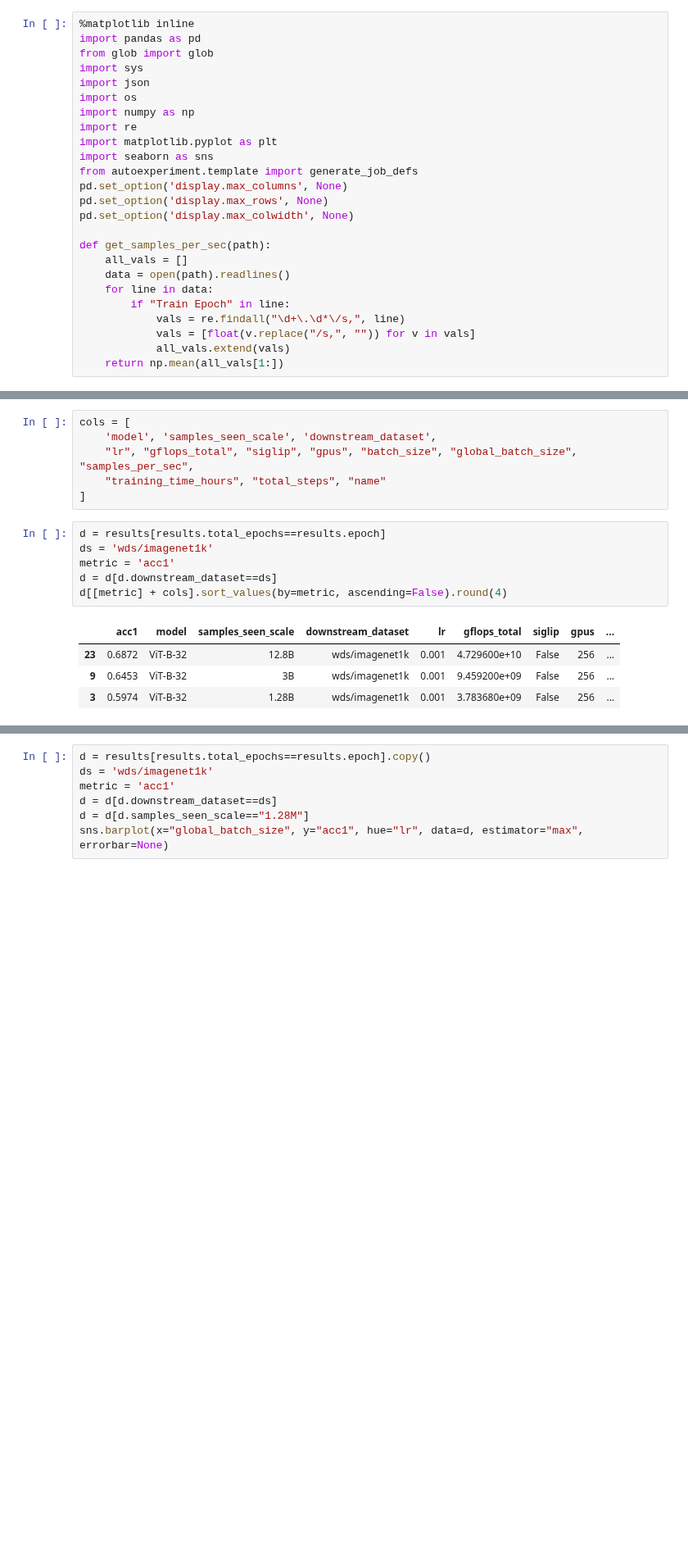
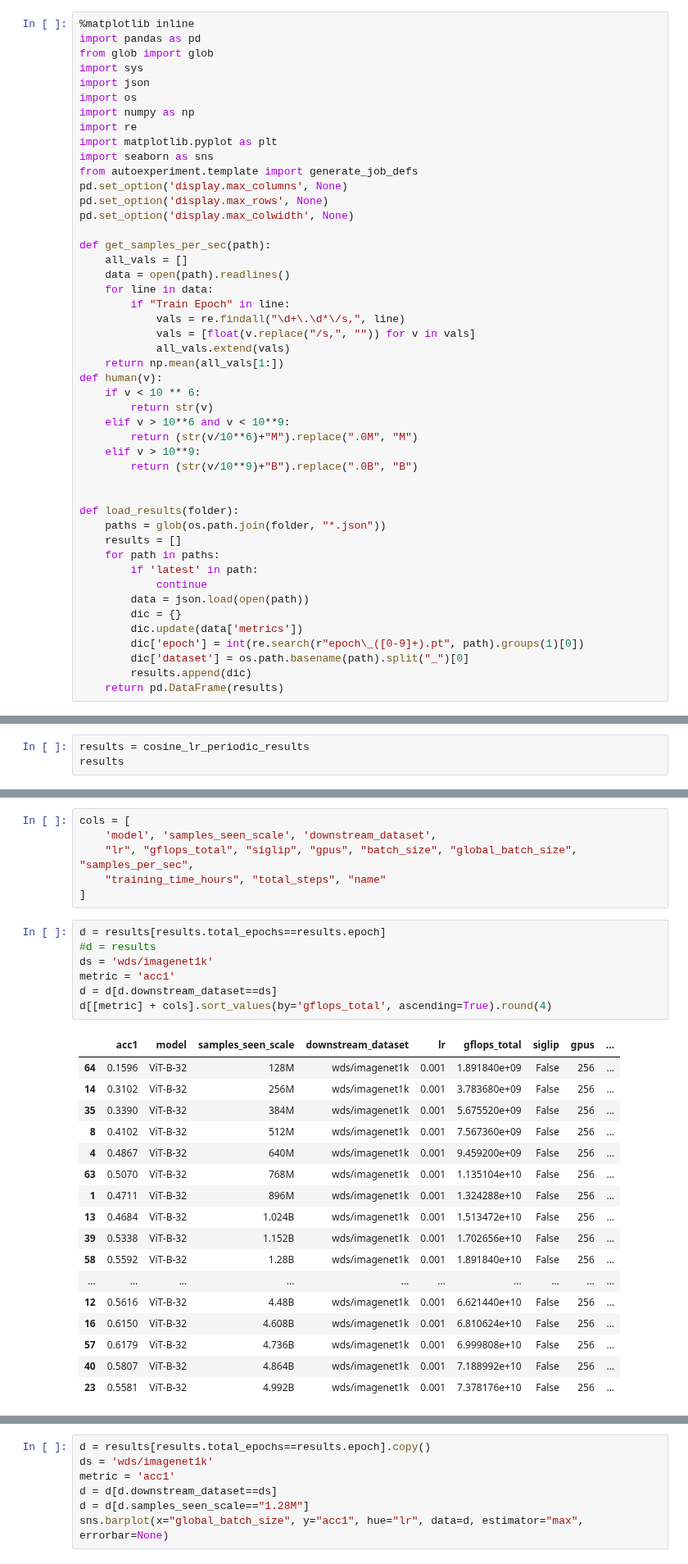
Before and after one commit to SLAMPAI/open_clip_scaling, a Jupyter notebook: results.ipynb, the cells around one changed output, grey strips where cells are left out. Shown at 82% size. Saved outputs shown, nothing was run; the diff lists cells and outputs as text; blank space fills up the shorter version.

```diff
--- a/results.ipynb
+++ b/results.ipynb
@@ -23,6 +23,28 @@ def get_samples_per_sec(path):
             vals = [float(v.replace("/s,", "")) for v in vals]
             all_vals.extend(vals)
     return np.mean(all_vals[1:])
+def human(v):
+    if v < 10 ** 6:
+        return str(v)
+    elif v > 10**6 and v < 10**9:
+        return (str(v/10**6)+"M").replace(".0M", "M")
+    elif v > 10**9:
+        return (str(v/10**9)+"B").replace(".0B", "B")
+
+
+def load_results(folder):
+    paths = glob(os.path.join(folder, "*.json"))
+    results = []
+    for path in paths:
+        if 'latest' in path:
+            continue
+        data = json.load(open(path))
+        dic = {}
+        dic.update(data['metrics'])
+        dic['epoch'] = int(re.search(r"epoch\_([0-9]+).pt", path).groups(1)[0])
+        dic['dataset'] = os.path.basename(path).split("_")[0]
+        results.append(dic)
+    return pd.DataFrame(results)
 # %%
 model_profile = pd.read_csv("https://raw.githubusercontent.com/mlfoundations/open_clip/main/docs/model_profile.csv")
 model_profile  = model_profile.set_index("model")
@@ -95,0 +190,3 @@ elif path  == "config_const_lr.yaml":
+# %%
+results = cosine_lr_periodic_results
+results
@@ -103,12 +277,26 @@ cols = [
 ]
 # %%
 d = results[results.total_epochs==results.epoch]
+#d = results
 ds = 'wds/imagenet1k'
 metric = 'acc1'
 d = d[d.downstream_dataset==ds]
-d[[metric] + cols].sort_values(by=metric, ascending=False).round(4)
+d[[metric] + cols].sort_values(by='gflops_total', ascending=True).round(4)
 # %% [output]
 |  | acc1 | model | samples_seen_scale | downstream_dataset | lr | gflops_total | siglip | gpus | ... |
-| 23 | 0.6872 | ViT-B-32 | 12.8B | wds/imagenet1k | 0.001 | 4.729600e+10 | False | 256 | ... |
-| 9 | 0.6453 | ViT-B-32 | 3B | wds/imagenet1k | 0.001 | 9.459200e+09 | False | 256 | ... |
-| 3 | 0.5974 | ViT-B-32 | 1.28B | wds/imagenet1k | 0.001 | 3.783680e+09 | False | 256 | ... |
+| 64 | 0.1596 | ViT-B-32 | 128M | wds/imagenet1k | 0.001 | 1.891840e+09 | False | 256 | ... |
+| 14 | 0.3102 | ViT-B-32 | 256M | wds/imagenet1k | 0.001 | 3.783680e+09 | False | 256 | ... |
+| 35 | 0.3390 | ViT-B-32 | 384M | wds/imagenet1k | 0.001 | 5.675520e+09 | False | 256 | ... |
+| 8 | 0.4102 | ViT-B-32 | 512M | wds/imagenet1k | 0.001 | 7.567360e+09 | False | 256 | ... |
+| 4 | 0.4867 | ViT-B-32 | 640M | wds/imagenet1k | 0.001 | 9.459200e+09 | False | 256 | ... |
+| 63 | 0.5070 | ViT-B-32 | 768M | wds/imagenet1k | 0.001 | 1.135104e+10 | False | 256 | ... |
+| 1 | 0.4711 | ViT-B-32 | 896M | wds/imagenet1k | 0.001 | 1.324288e+10 | False | 256 | ... |
+| 13 | 0.4684 | ViT-B-32 | 1.024B | wds/imagenet1k | 0.001 | 1.513472e+10 | False | 256 | ... |
+| 39 | 0.5338 | ViT-B-32 | 1.152B | wds/imagenet1k | 0.001 | 1.702656e+10 | False | 256 | ... |
+| 58 | 0.5592 | ViT-B-32 | 1.28B | wds/imagenet1k | 0.001 | 1.891840e+10 | False | 256 | ... |
+| ... | ... | ... | ... | ... | ... | ... | ... | ... | ... |
+| 12 | 0.5616 | ViT-B-32 | 4.48B | wds/imagenet1k | 0.001 | 6.621440e+10 | False | 256 | ... |
+| 16 | 0.6150 | ViT-B-32 | 4.608B | wds/imagenet1k | 0.001 | 6.810624e+10 | False | 256 | ... |
+| 57 | 0.6179 | ViT-B-32 | 4.736B | wds/imagenet1k | 0.001 | 6.999808e+10 | False | 256 | ... |
+| 40 | 0.5807 | ViT-B-32 | 4.864B | wds/imagenet1k | 0.001 | 7.188992e+10 | False | 256 | ... |
+| 23 | 0.5581 | ViT-B-32 | 4.992B | wds/imagenet1k | 0.001 | 7.378176e+10 | False | 256 | ... |
```
Also changed, not shown: parts of 13 cells of this notebook.
